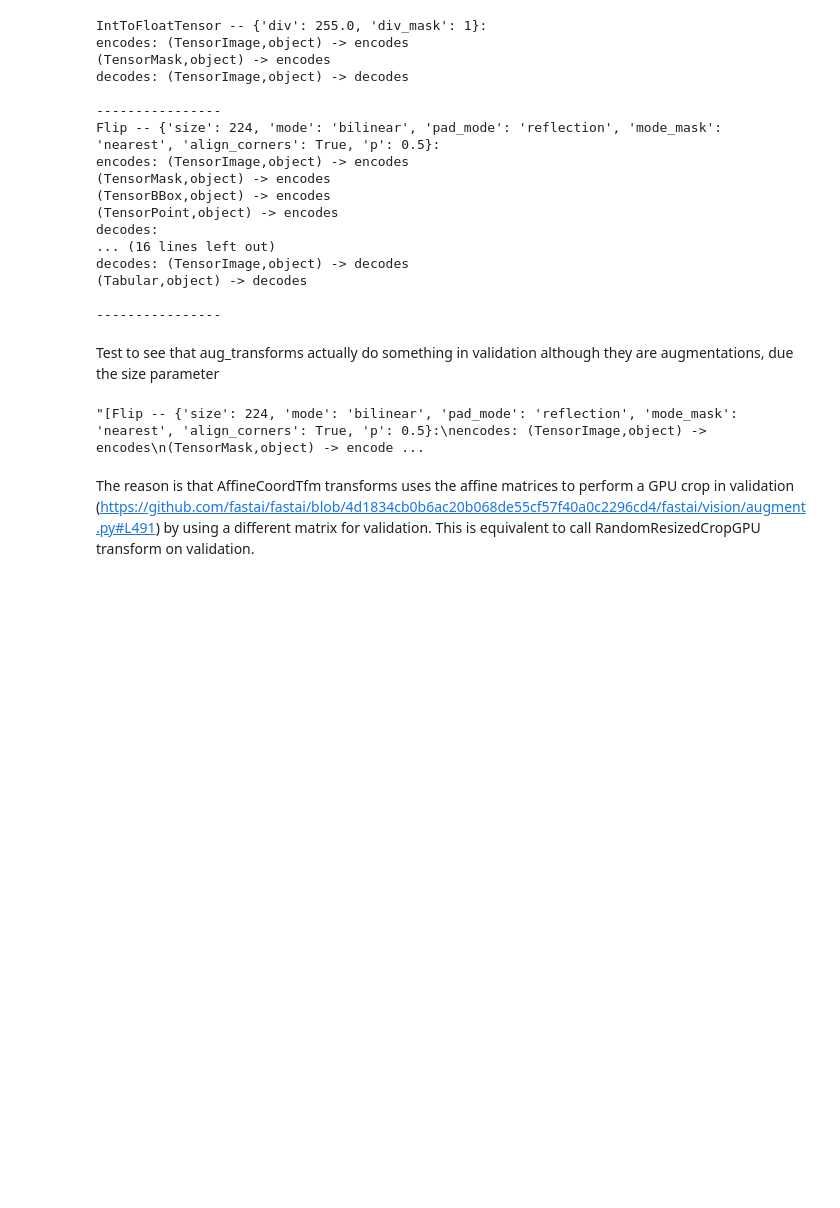
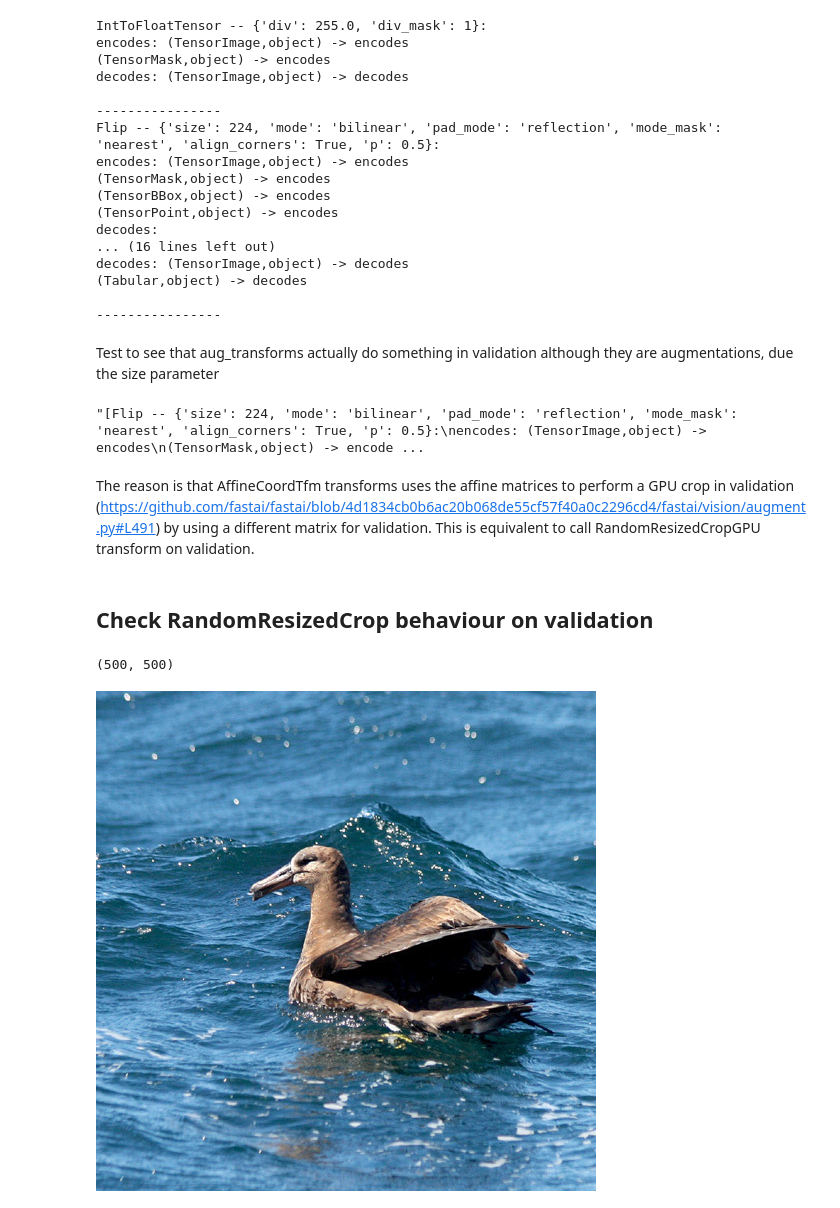
Before and after one commit to emepetres/birds-classification, a Jupyter notebook: training/notebooks/transforms-lab.ipynb, the cells around one changed output. Saved outputs shown, nothing was run; the diff lists cells and outputs as text; code cells hidden in the pictures; blank space fills up the shorter version.

```diff
--- a/training/notebooks/transforms-lab.ipynb
+++ b/training/notebooks/transforms-lab.ipynb
@@ -174,3 +174,14 @@ tfmd_tensor = p(t.unsqueeze(0))
 assert tfmd_tensor.shape == torch.Size([1,3,224,224])
 # %% [markdown]
 The reason is that AffineCoordTfm transforms uses the affine matrices to perform a GPU crop in validation (https://github.com/fastai/fastai/blob/4d1834cb0b6ac20b068de55cf57f40a0c2296cd4/fastai/vision/augment.py#L491) by using a different matrix for validation. This is equivalent to call RandomResizedCropGPU transform on validation.
+# %% [markdown]
+## Check RandomResizedCrop behaviour on validation
+# %%
+im = PILImage.create(get_birds_images(path)[50])
+im.shape
+# %% [output]
+(500, 500)
+# %%
+im
+# %% [output]
+[figure, added]
```
Also changed, not shown: parts of 4 cells of this notebook, 1 other file.
